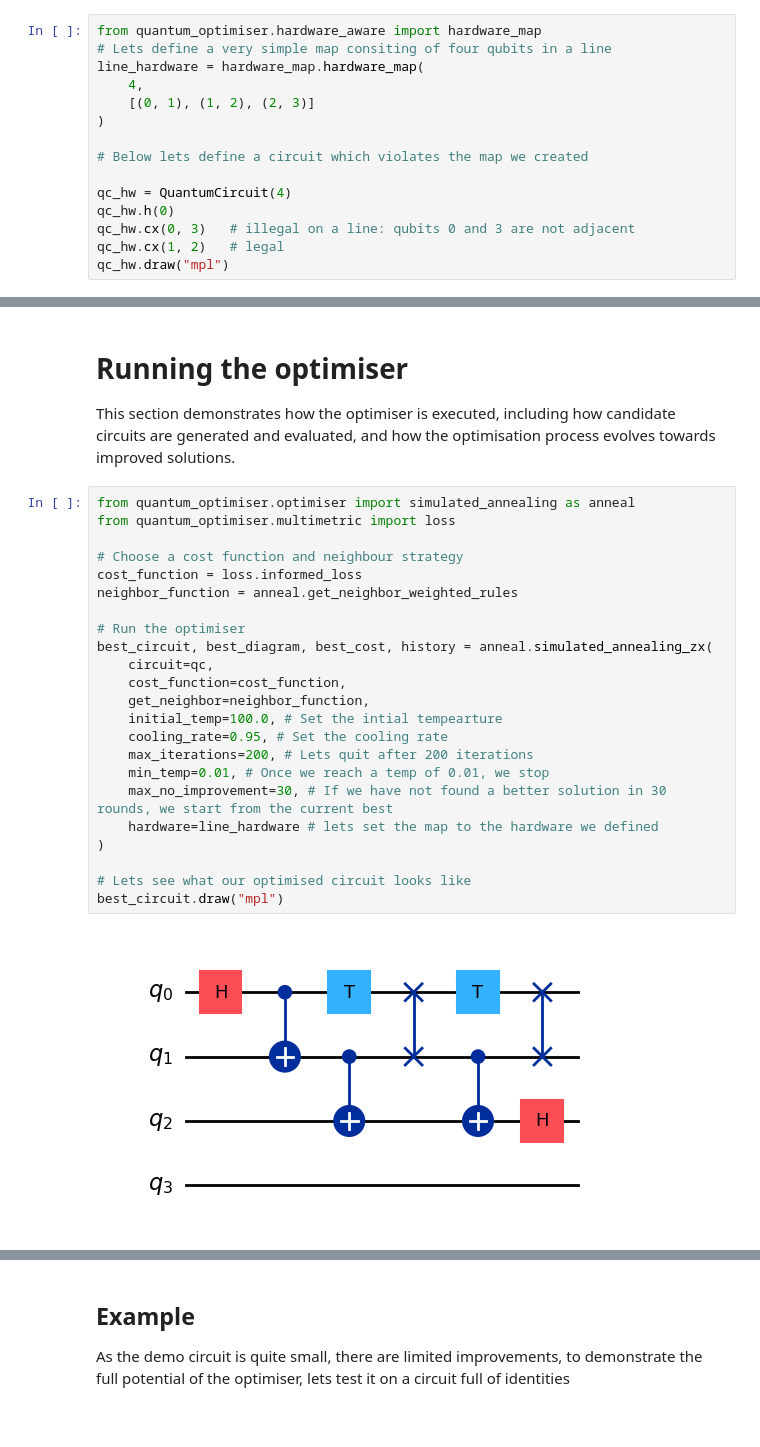
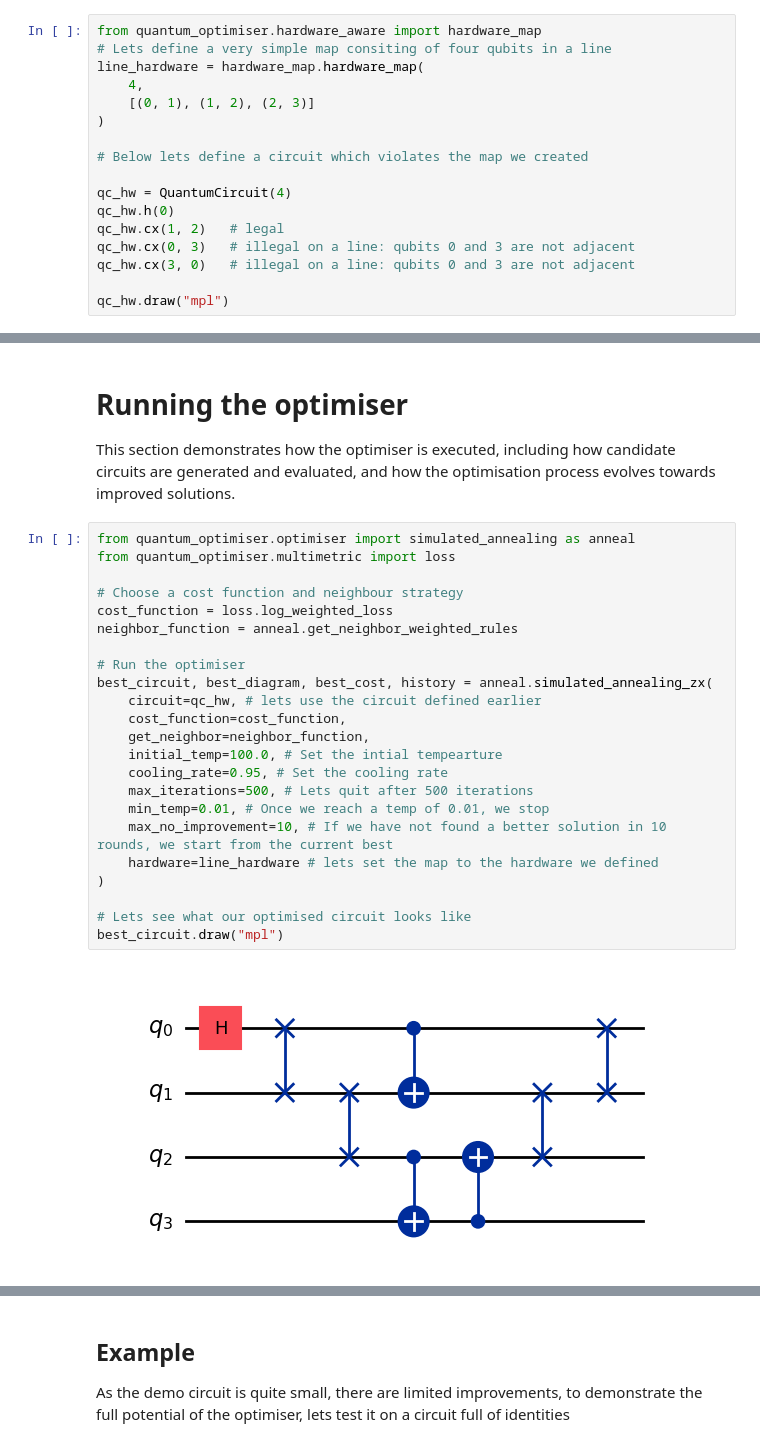
Before and after one commit to Sanj224/quantum-circuit-optimiser, a Jupyter notebook: notebooks/Documentation/documentation.ipynb, the cells around one changed output, grey strips where cells are left out. Cells and saved outputs as stored; diff of their text form.

```diff
--- a/notebooks/Documentation/documentation.ipynb
+++ b/notebooks/Documentation/documentation.ipynb
@@ -194,7 +194,9 @@ line_hardware = hardware_map.hardware_map(
 
 qc_hw = QuantumCircuit(4)
 qc_hw.h(0)
+qc_hw.cx(1, 2)   # legal
 qc_hw.cx(0, 3)   # illegal on a line: qubits 0 and 3 are not adjacent
-qc_hw.cx(1, 2)   # legal
+qc_hw.cx(3, 0)   # illegal on a line: qubits 0 and 3 are not adjacent
+
 qc_hw.draw("mpl")
 # %% [output]
@@ -217,27 +231,27 @@ This section demonstrates how the optimiser is executed, including how candidate
 # %%
 from quantum_optimiser.optimiser import simulated_annealing as anneal
 from quantum_optimiser.multimetric import loss
 
 # Choose a cost function and neighbour strategy
-cost_function = loss.informed_loss
+cost_function = loss.log_weighted_loss
 neighbor_function = anneal.get_neighbor_weighted_rules
 
 # Run the optimiser
 best_circuit, best_diagram, best_cost, history = anneal.simulated_annealing_zx(
-    circuit=qc,
+    circuit=qc_hw, # lets use the circuit defined earlier
     cost_function=cost_function,
     get_neighbor=neighbor_function,
     initial_temp=100.0, # Set the intial tempearture
     cooling_rate=0.95, # Set the cooling rate
-    max_iterations=200, # Lets quit after 200 iterations
+    max_iterations=500, # Lets quit after 500 iterations
     min_temp=0.01, # Once we reach a temp of 0.01, we stop
-    max_no_improvement=30, # If we have not found a better solution in 30 rounds, we start from the current best
+    max_no_improvement=10, # If we have not found a better solution in 10 rounds, we start from the current best
     hardware=line_hardware # lets set the map to the hardware we defined
 )
 
 # Lets see what our optimised circuit looks like
 best_circuit.draw("mpl")
 # %% [output]
-[figure, old version]
+[figure, new version]
 # %%
 #Lets compare the metrics to the original circuit after mapping it naively to the hardware
```
Also changed, not shown: parts of 8 cells of this notebook, 3 other files.
